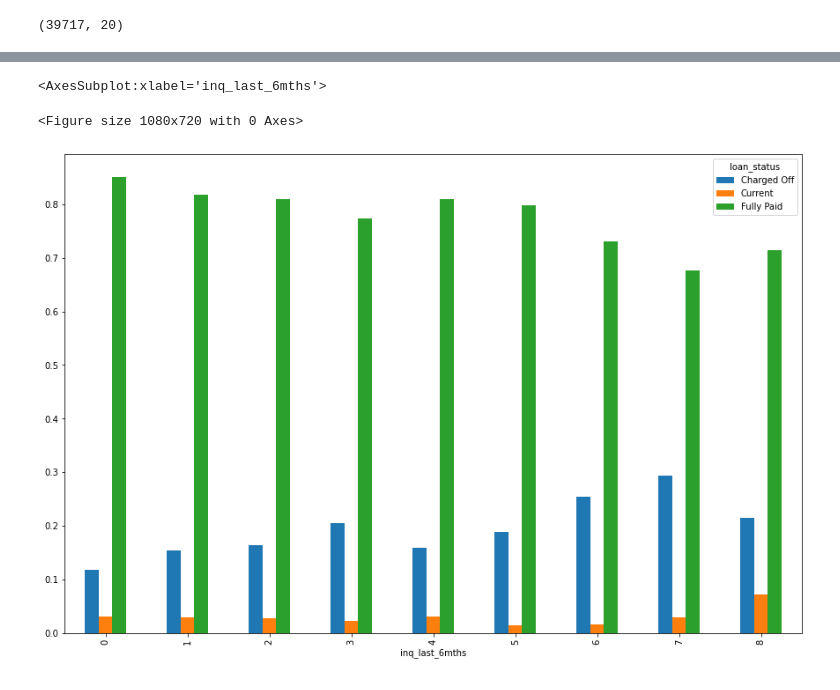
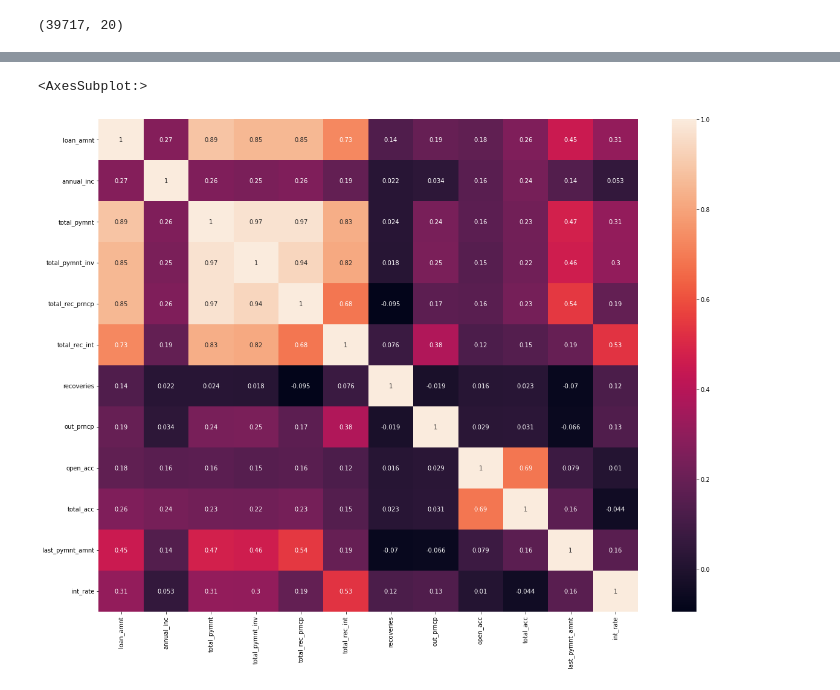
Before and after one commit to GTPrasad/Lending_Club_Case_Study, a Jupyter notebook: Loan_dataset_EDA.ipynb, the cells around one changed output, grey strips where cells are left out. Saved outputs shown, nothing was run; the diff lists cells and outputs as text; code cells hidden in the pictures.

```diff
--- a/Loan_dataset_EDA.ipynb
+++ b/Loan_dataset_EDA.ipynb
@@ -1080,7 +922,7 @@ sns.boxplot(x=cont_data.inq_last_6mths, y=cont_data.int_rate, hue=cont_data.loan
-# %%
-plt.figure(figsize=(15,10))
-cont_data.groupby('inq_last_6mths')['loan_status'].value_counts(normalize=True).unstack().plot.bar(figsize=(15,10))
-# %% [output]
-<AxesSubplot:xlabel='inq_last_6mths'>
-<Figure size 1080x720 with 0 Axes>
-[figure, removed]
+# %%
+continuous = ['loan_amnt','annual_inc','total_pymnt','total_pymnt_inv','total_rec_prncp','total_rec_int','recoveries','out_prncp','open_acc','total_acc','last_pymnt_amnt','int_rate']
+plt.figure(figsize=(20,15))
+sns.heatmap(cont_data[continuous].corr(), annot=True)
+# %% [output]
+<AxesSubplot:>
+[figure, added]
```
Also changed, not shown: parts of 64 cells of this notebook.
